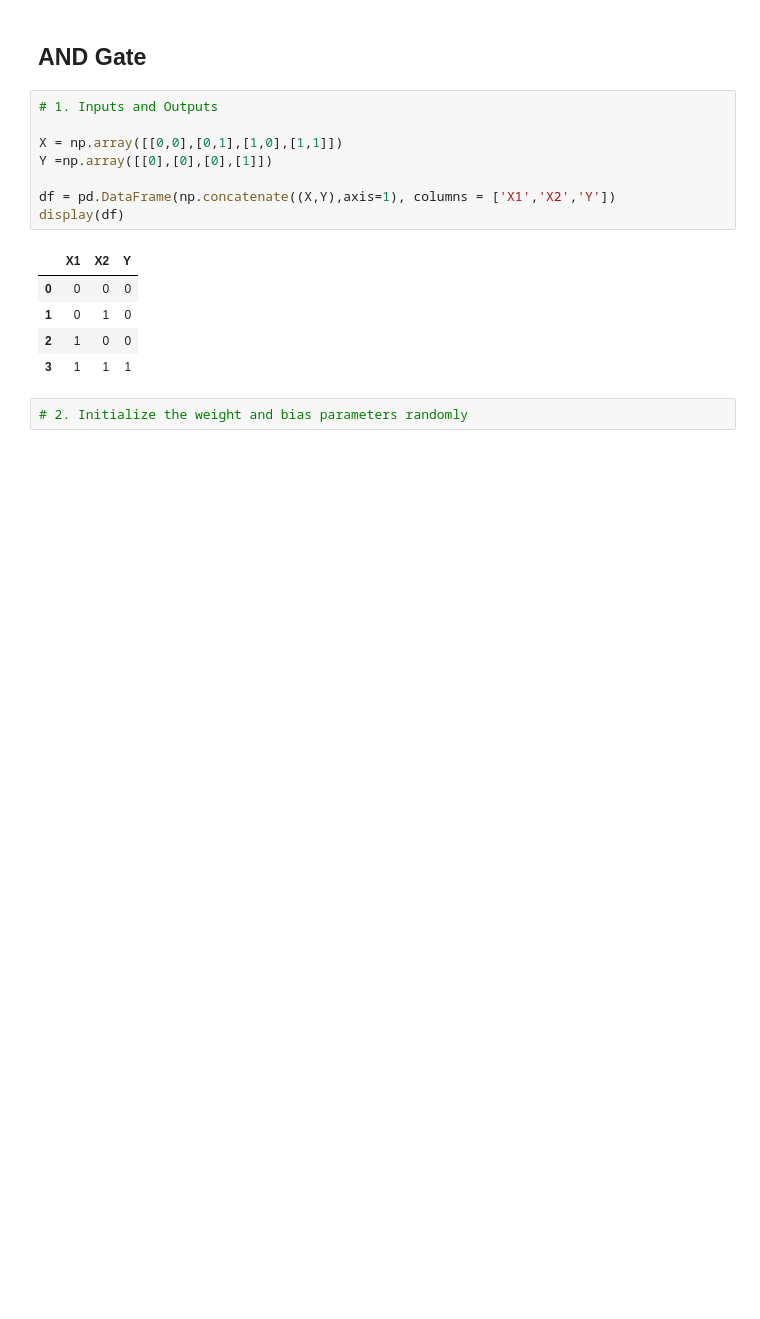
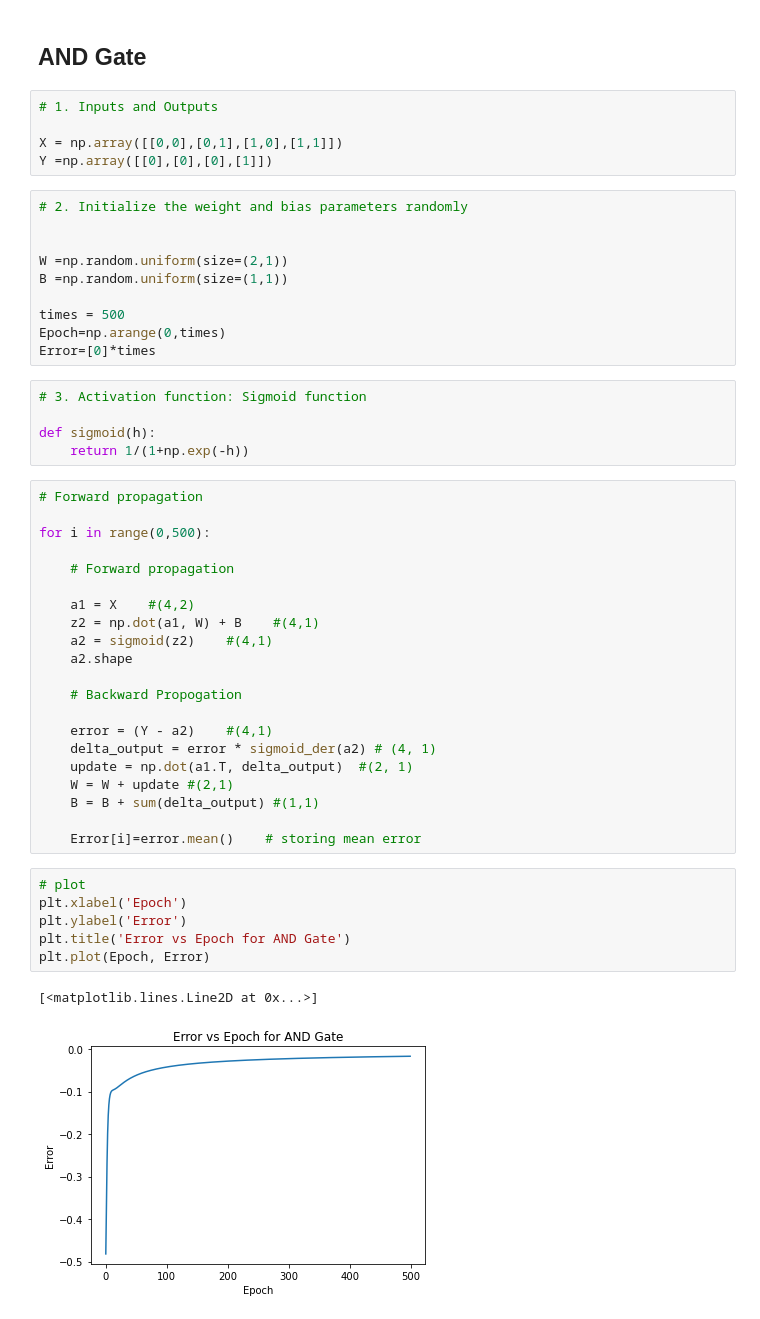
Before and after one commit to oceanseemona/8_Logic-Gates-using-Neural-Networks, a Jupyter notebook: Logic_gates_NN.ipynb, the cells around one changed output. Cells and saved outputs as stored; diff of their text form; blank space fills up the shorter version.

```diff
--- a/Logic_gates_NN.ipynb
+++ b/Logic_gates_NN.ipynb
@@ -16,14 +13,48 @@ def sigmoid_der(h):
 
 X = np.array([[0,0],[0,1],[1,0],[1,1]])
 Y =np.array([[0],[0],[0],[1]])
-
-df = pd.DataFrame(np.concatenate((X,Y),axis=1), columns = ['X1','X2','Y'])
-display(df)
-# %% [output]
-|  | X1 | X2 | Y |
-| 0 | 0 | 0 | 0 |
-| 1 | 0 | 1 | 0 |
-| 2 | 1 | 0 | 0 |
-| 3 | 1 | 1 | 1 |
-# %%
-# 2. Initialize the weight and bias parameters randomly
+# %%
+# 2. Initialize the weight and bias parameters randomly
+
+
+W =np.random.uniform(size=(2,1))
+B =np.random.uniform(size=(1,1))
+
+times = 500
+Epoch=np.arange(0,times)
+Error=[0]*times
+# %%
+# 3. Activation function: Sigmoid function
+
+def sigmoid(h):
+    return 1/(1+np.exp(-h))
+# %%
+# Forward propagation
+
+for i in range(0,500):
+
+    # Forward propagation
+
+    a1 = X    #(4,2)
+    z2 = np.dot(a1, W) + B    #(4,1)
+    a2 = sigmoid(z2)    #(4,1)
+    a2.shape
+
+    # Backward Propogation
+
+    error = (Y - a2)    #(4,1)
+    delta_output = error * sigmoid_der(a2) # (4, 1)
+    update = np.dot(a1.T, delta_output)  #(2, 1)
+    W = W + update #(2,1)
+    B = B + sum(delta_output) #(1,1)
+
+    Error[i]=error.mean()    # storing mean error
+# %%
+# plot
+plt.xlabel('Epoch')
+plt.ylabel('Error')
+plt.title('Error vs Epoch for AND Gate')
+plt.plot(Epoch, Error)
+# %% [output]
+[<matplotlib.lines.Line2D at 0x...>]
+[figure, added]
```
Also changed, not shown: parts of 11 cells of this notebook, 1 other file.
